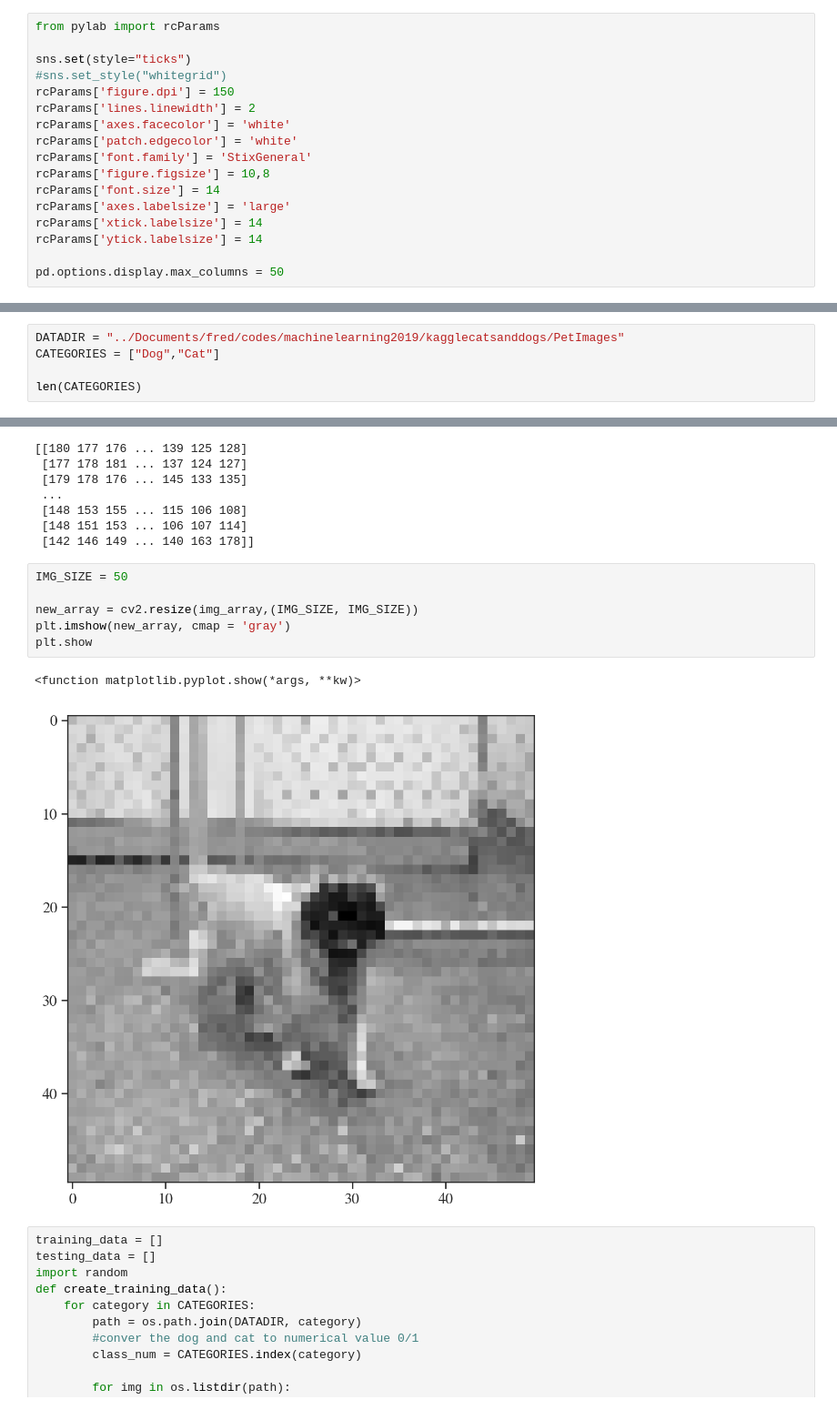
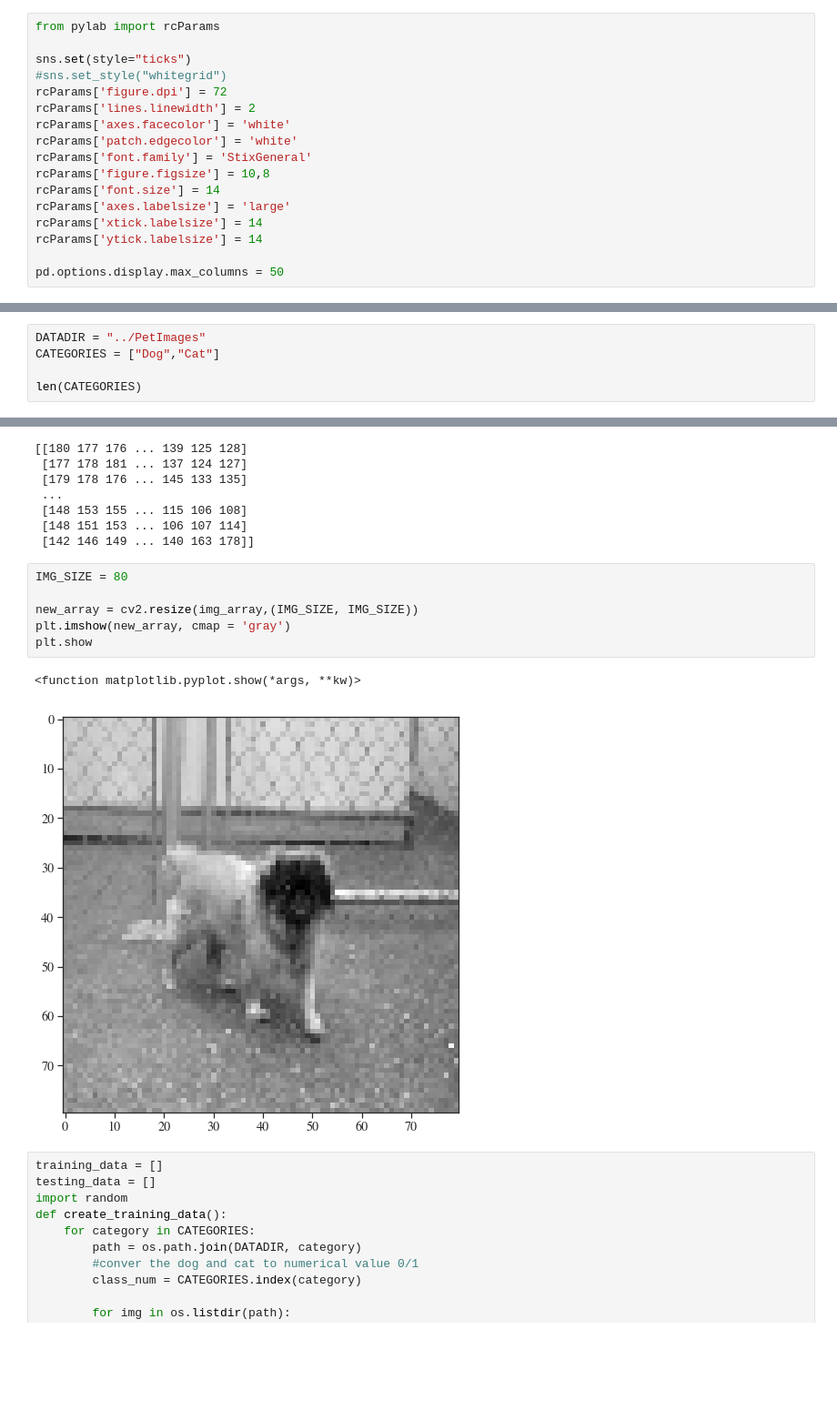
Before and after one commit to suntearinheart/machinelearning2019, a Jupyter notebook: dogcat/dogcatRnn.ipynb, the cells around one changed output, grey strips where cells are left out. Shown: that part at 91% size. Cells and saved outputs as stored; diff of their text form; blank space fills up the shorter version.

```diff
--- a/dogcat/dogcatRnn.ipynb
+++ b/dogcat/dogcatRnn.ipynb
@@ -48,7 +48,7 @@ from pylab import rcParams
 
 sns.set(style="ticks")
 #sns.set_style("whitegrid")
-rcParams['figure.dpi'] = 150
+rcParams['figure.dpi'] = 72
 rcParams['lines.linewidth'] = 2
 rcParams['axes.facecolor'] = 'white'
 rcParams['patch.edgecolor'] = 'white'
@@ -68,5 +68,5 @@ print(cwd)
 # %%
-DATADIR = "../Documents/fred/codes/machinelearning2019/kagglecatsanddogs/PetImages"
+DATADIR = "../PetImages"
 CATEGORIES = ["Dog","Cat"]
 
 len(CATEGORIES)
@@ -94,14 +94,14 @@ print(img_array)
  [148 151 153 ... 106 107 114]
  [142 146 149 ... 140 163 178]]
 # %%
-IMG_SIZE = 50
+IMG_SIZE = 80
 
 new_array = cv2.resize(img_array,(IMG_SIZE, IMG_SIZE))
 plt.imshow(new_array, cmap = 'gray')
 plt.show
 # %% [output]
 <function matplotlib.pyplot.show(*args, **kw)>
-[figure, old version]
+[figure, new version]
 # %%
 training_data = []
 testing_data = []
```
Also changed, not shown: parts of 17 cells of this notebook.
